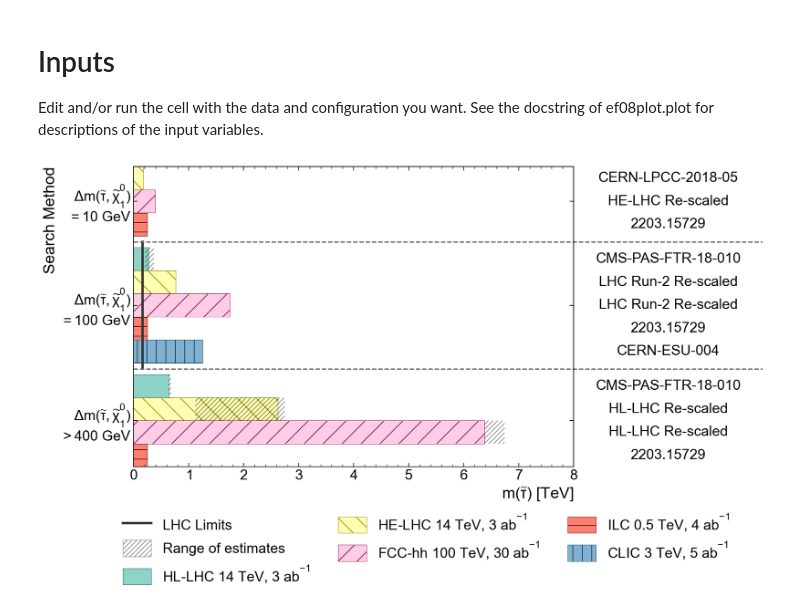
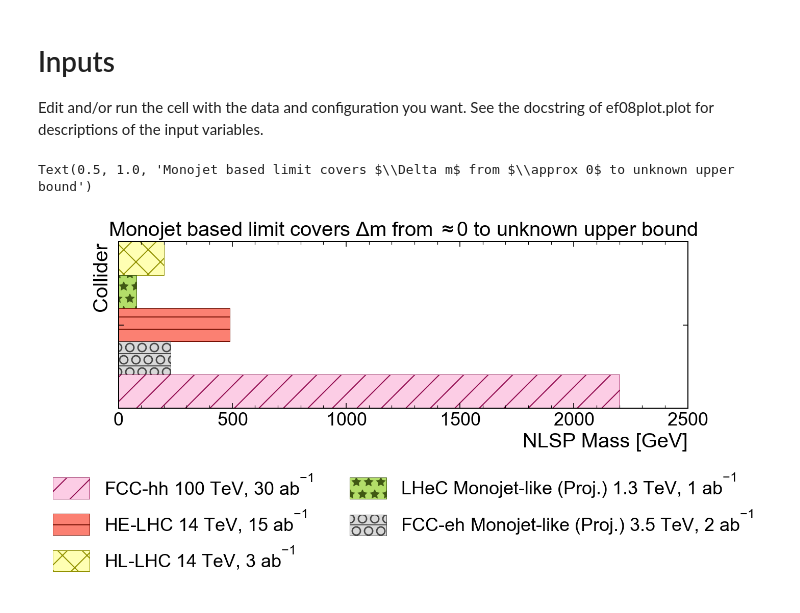
Before and after one commit to riley-x/snowmass-ef08-plots, a Jupyter notebook: plot.ipynb, the cells around one changed output. Saved outputs shown, nothing was run; the diff lists cells and outputs as text; code cells hidden in the pictures.

Commit message:
add monojet?

```diff
--- a/plot.ipynb
+++ b/plot.ipynb
@@ -172,6 +172,36 @@ styles = {
 }
 
 xlabel = r'$m(\widetilde{\tau})$ [TeV]'
+# %%
+################################################################
+###                            EWK                           ###
+################################################################
+
+xlabel = r'NLSP Mass [GeV]'
+
+vals = {
+        r'': {
+            'HL-LHC': [(200), ''],
+            'LHeC': [(80), ''],
+            'HE-LHC': [(490), ''],
+            'FCC-eh': [(230), ''],
+            'FCC-hh': [(2200), ''],
+        }
+}
+
+
+cmap = mcm.get_cmap('Set3')
+styles = {
+        'FCC-hh': {'annotation':'14 TeV, 3 ab$^{-1}$', 'color':cmap(0), 'hatch':None},
+        'FCC-hh': {'annotation':'100 TeV, 30 ab$^{-1}$', 'color':cmap(7), 'hatch':'/'},
+        'HE-LHC': {'annotation':'14 TeV, 15 ab$^{-1}$', 'color':cmap(3), 'hatch':'-'},
+        'CLIC': {'annotation':'3 TeV, 5 ab$^{-1}$', 'color':cmap(4), 'hatch':'|'},
+        'FCC-ee': {'annotation':'0.35 TeV, 12.6 ab$^{-1}$', 'color':cmap(2), 'hatch':'+'},
+        'CEPC': {'annotation':'0.24 TeV, 10 ab$^{-1}$', 'color':cmap(5), 'hatch':'x'},
+        'HL-LHC': {'annotation':'14 TeV, 3 ab$^{-1}$', 'color':cmap(1), 'hatch':'x'},
+        'LHeC': {'annotation':'Monojet-like (Proj.) 1.3 TeV, 1 ab$^{-1}$', 'color':cmap(6), 'hatch':'*'},
+        'FCC-eh': {'annotation':'Monojet-like (Proj.) 3.5 TeV, 2 ab$^{-1}$', 'color':cmap(8), 'hatch':'O-'},
+}
 # %%
 ################################################################
 ###                           PLOT                           ###
@@ -182,7 +212,7 @@ xlabel = r'$m(\widetilde{\tau})$ [TeV]'
 ################################################################
 
 ### Default args ###
-ylabel = 'Search Method'
+ylabel = 'Collider'
 legend_nrow = 3
 
 ### Setup and collections ###
@@ -268,6 +298,7 @@ for y,x0,x1 in ranges:
     ax.add_patch(patch_range)
 
 ### Plot current limits ###
+lim_line = None
 for x,y0,y1 in curr_lims:
     lim_line = ax.plot([x, x], [y0, y1], linestyle='-', linewidth=3, color='#333333')
 
@@ -282,36 +313,42 @@ for y,ref in zip(ys, references):
     bb = t.get_window_extent(renderer=fig.canvas.get_renderer()).transformed(ax.transAxes.inverted())
     max_text_width = max(max_text_width, bb.x1 - bb.x0)
     text_height = max(text_height, bb.y1 - bb.y0)
     patch_references.append(t)
     # https://stackoverflow.com/questions/24581194/matplotlib-text-bounding-box-dimensions
 data_to_axis = ax.transData + ax.transAxes.inverted()
 for patch in patch_references: # adjust x position
     pos = list(data_to_axis.transform(patch.get_position())) # axis coordinates, with x = 1 currently
     pos[0] += reference_pad + max_text_width / 2
     pos = data_to_axis.inverted().transform(pos)
     patch.set_position(pos)
 text_height = text_height or 0.9 / (3 + len(ys))
 
 ### Plot dividers ###
 for y in dividers:
     offset = 2 * reference_pad + max_text_width if max_text_width else 0
     ax.axhline(y, xmax=1 + offset, linestyle='--', color='#666666', clip_on=False)
 
 ### Plot legend ###
-legend_patches = [lim_line[0]]
-legend_labels = ['LHC Limits']
+legend_patches = []
+legend_labels = []
+if lim_line is not None:
+    legend_patches.append(lim_line[0])
+    legend_labels.append('LHC Limits')
 if ranges:
     legend_patches.append(patch_range)
     legend_labels.append('Range of estimates')
 for collider,opts in styles.items():
     if (index := legend_indexes.get(collider)) is not None:
         legend_patches.append(bars.patches[index])
         if annotation := opts.get('annotation'):
             collider += ' ' + annotation
         legend_labels.append(collider)
 legend = ax.legend(legend_patches, legend_labels, loc='upper center', bbox_to_anchor=((1 + max_text_width) / 2, -2.5*text_height), framealpha=1, edgecolor='white', handleheight=1.4, ncol=(len(legend_labels)+legend_nrow-1)//legend_nrow)
+
+ax.set_title(r"Monojet based limit covers $\Delta m$ from $\approx 0$ to unknown upper bound")
 # %% [output]
+Text(0.5, 1.0, 'Monojet based limit covers $\\Delta m$ from $\\approx 0$ to unknown upper bound')
-[figure, old version]
+[figure, new version]
 # %%
 ################################################################
 ###                           SAVE                           ###
```
